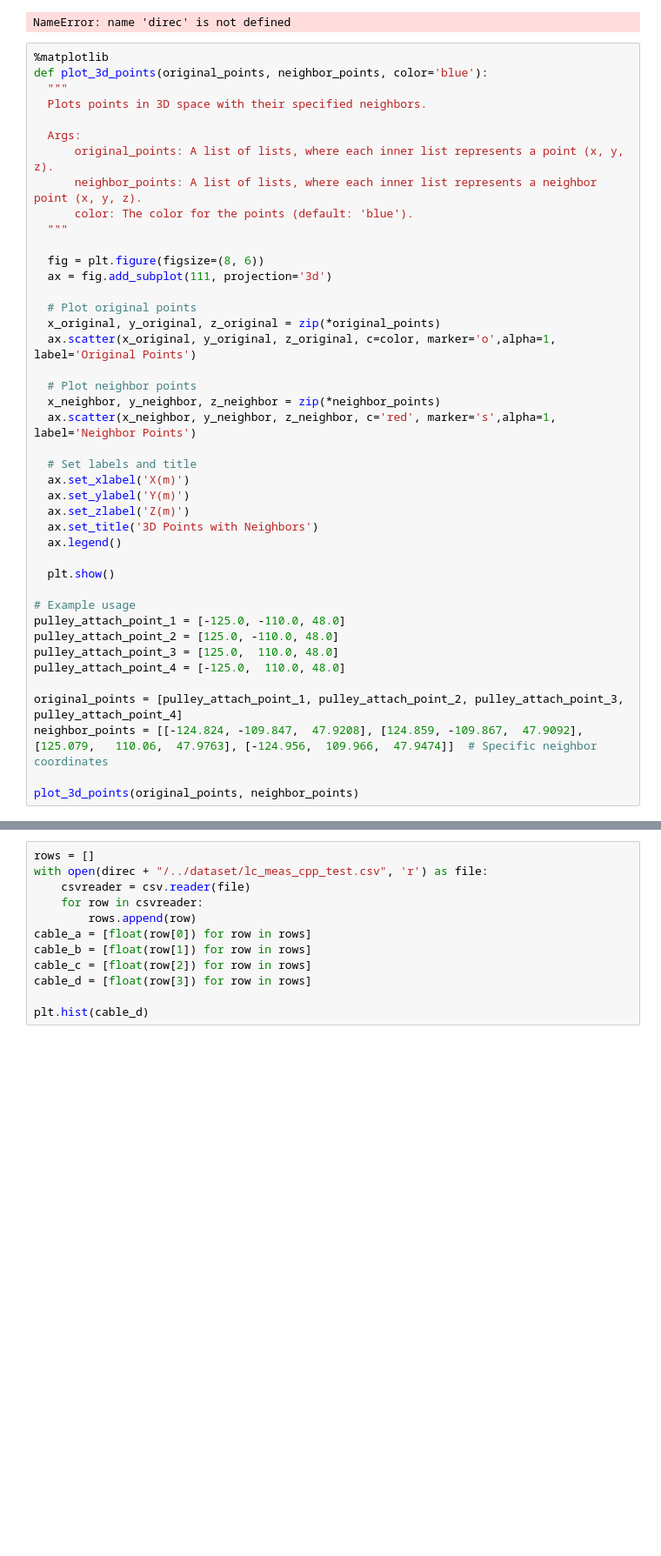
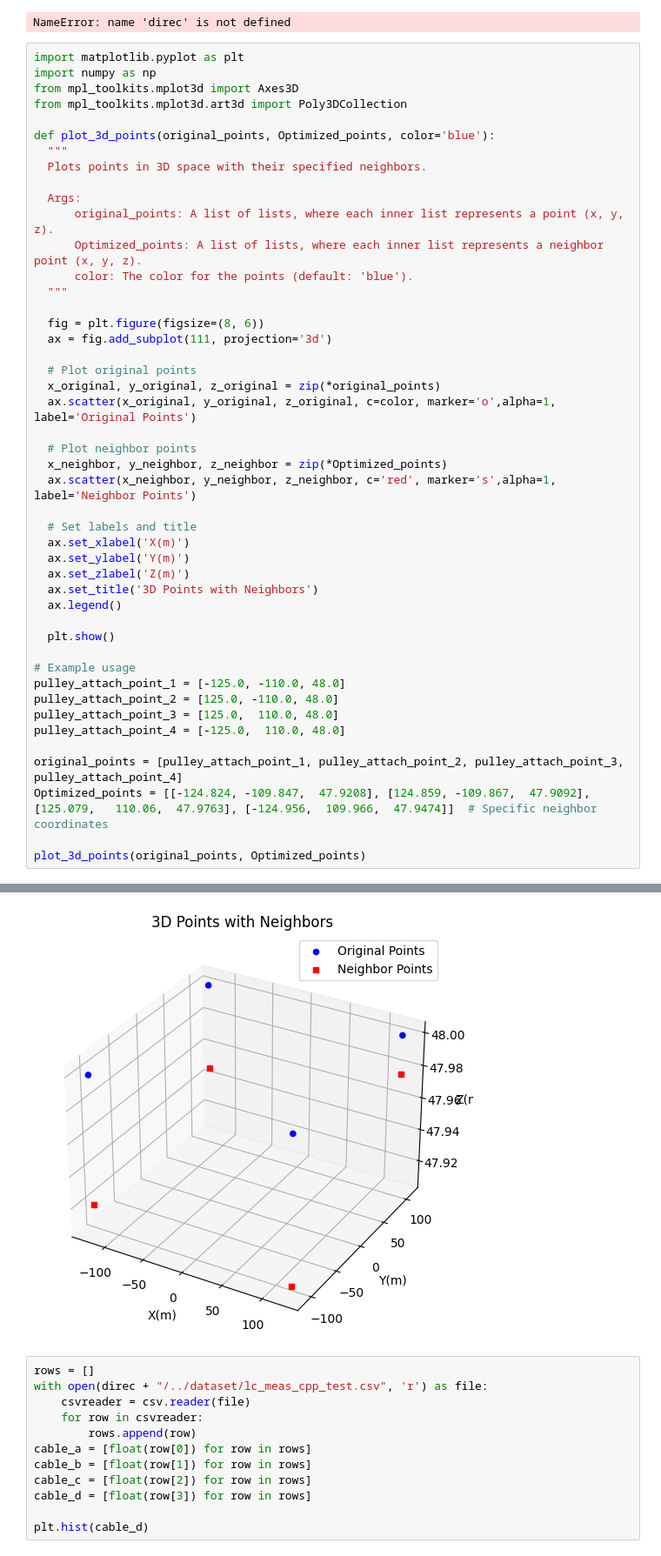
Before and after one commit to MohammadrezaDindarloo/ARASFactorSLAC, a Jupyter notebook: ArasFactor_long_cable_realdata_force_sensor_base/scampi_factor_graph/result/calibration_analysing.ipynb, the cells around one changed output, grey strips where cells are left out. Shown at 87% size. Saved outputs shown, nothing was run; the diff lists cells and outputs as text; blank space fills up the shorter version.

```diff
--- a/ArasFactor_long_cable_realdata_force_sensor_base/scampi_factor_graph/result/calibration_analysing.ipynb
+++ b/ArasFactor_long_cable_realdata_force_sensor_base/scampi_factor_graph/result/calibration_analysing.ipynb
@@ -260,14 +252,18 @@ plt.show()
 # %% [output]
 NameError: name 'direc' is not defined
 # %%
-%matplotlib
-def plot_3d_points(original_points, neighbor_points, color='blue'):
+import matplotlib.pyplot as plt
+import numpy as np
+from mpl_toolkits.mplot3d import Axes3D
+from mpl_toolkits.mplot3d.art3d import Poly3DCollection
+
+def plot_3d_points(original_points, Optimized_points, color='blue'):
   """
   Plots points in 3D space with their specified neighbors.
 
   Args:
       original_points: A list of lists, where each inner list represents a point (x, y, z).
-      neighbor_points: A list of lists, where each inner list represents a neighbor point (x, y, z).
+      Optimized_points: A list of lists, where each inner list represents a neighbor point (x, y, z).
       color: The color for the points (default: 'blue').
   """
 
@@ -279,7 +275,7 @@ def plot_3d_points(original_points, neighbor_points, color='blue'):
   ax.scatter(x_original, y_original, z_original, c=color, marker='o',alpha=1, label='Original Points')
 
   # Plot neighbor points
-  x_neighbor, y_neighbor, z_neighbor = zip(*neighbor_points)
+  x_neighbor, y_neighbor, z_neighbor = zip(*Optimized_points)
   ax.scatter(x_neighbor, y_neighbor, z_neighbor, c='red', marker='s',alpha=1, label='Neighbor Points')
 
   # Set labels and title
@@ -298,7 +294,7 @@ pulley_attach_point_3 = [125.0,  110.0, 48.0]
 pulley_attach_point_4 = [-125.0,  110.0, 48.0]
 
 original_points = [pulley_attach_point_1, pulley_attach_point_2, pulley_attach_point_3, pulley_attach_point_4]
-neighbor_points = [[-124.824, -109.847,  47.9208], [124.859, -109.867,  47.9092], [125.079,   110.06,  47.9763], [-124.956,  109.966,  47.9474]]  # Specific neighbor coordinates
+Optimized_points = [[-124.824, -109.847,  47.9208], [124.859, -109.867,  47.9092], [125.079,   110.06,  47.9763], [-124.956,  109.966,  47.9474]]  # Specific neighbor coordinates
 
-plot_3d_points(original_points, neighbor_points)
+plot_3d_points(original_points, Optimized_points)
 # %% [output]
@@ -306,3 +301,4 @@ Using matplotlib backend: QtAgg
+[figure, added]
 # %%
 rows = []
 with open(direc + "/../dataset/lc_meas_cpp_test.csv", 'r') as file:
```
Also changed, not shown: parts of 2 cells of this notebook, 8 other files.
